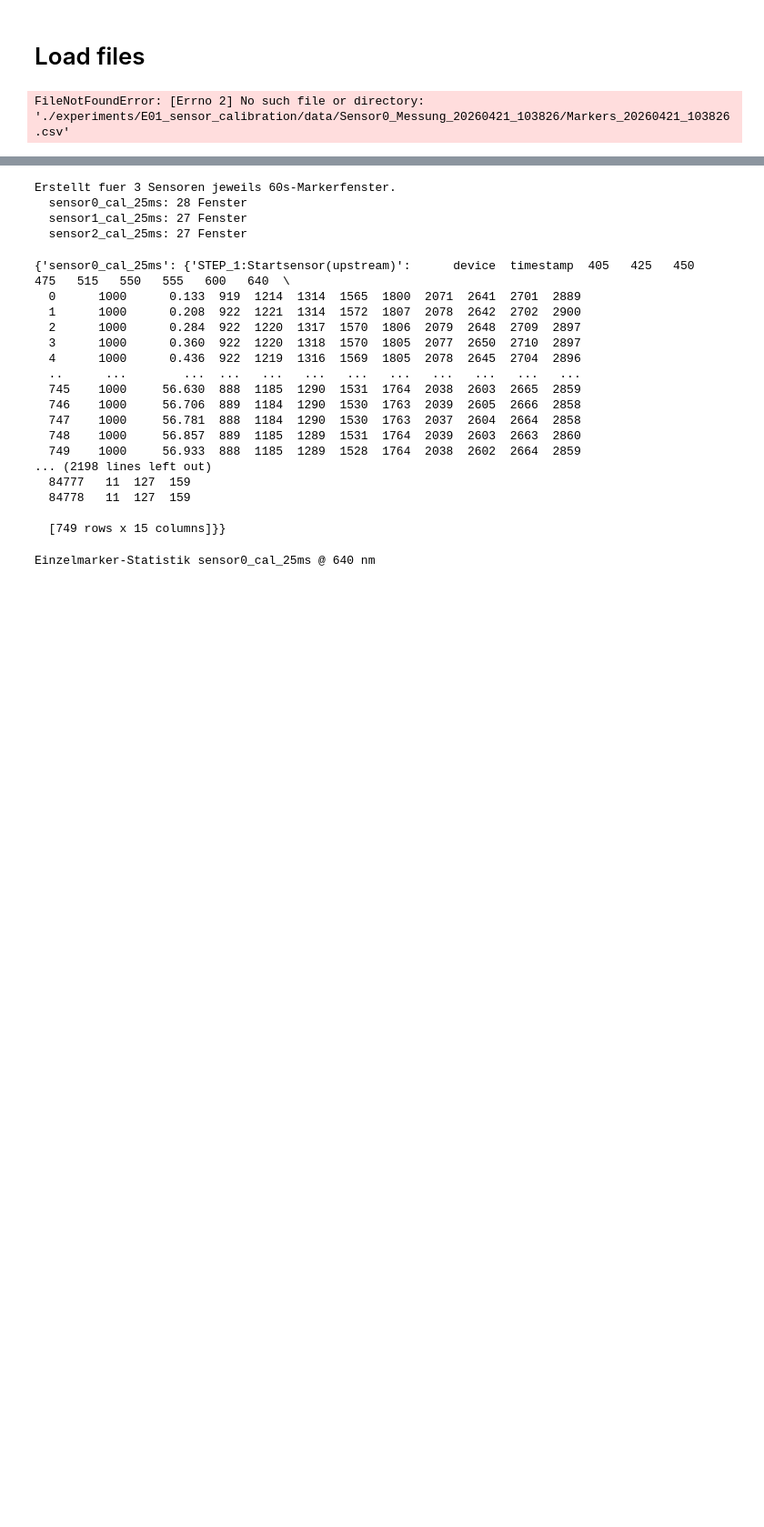
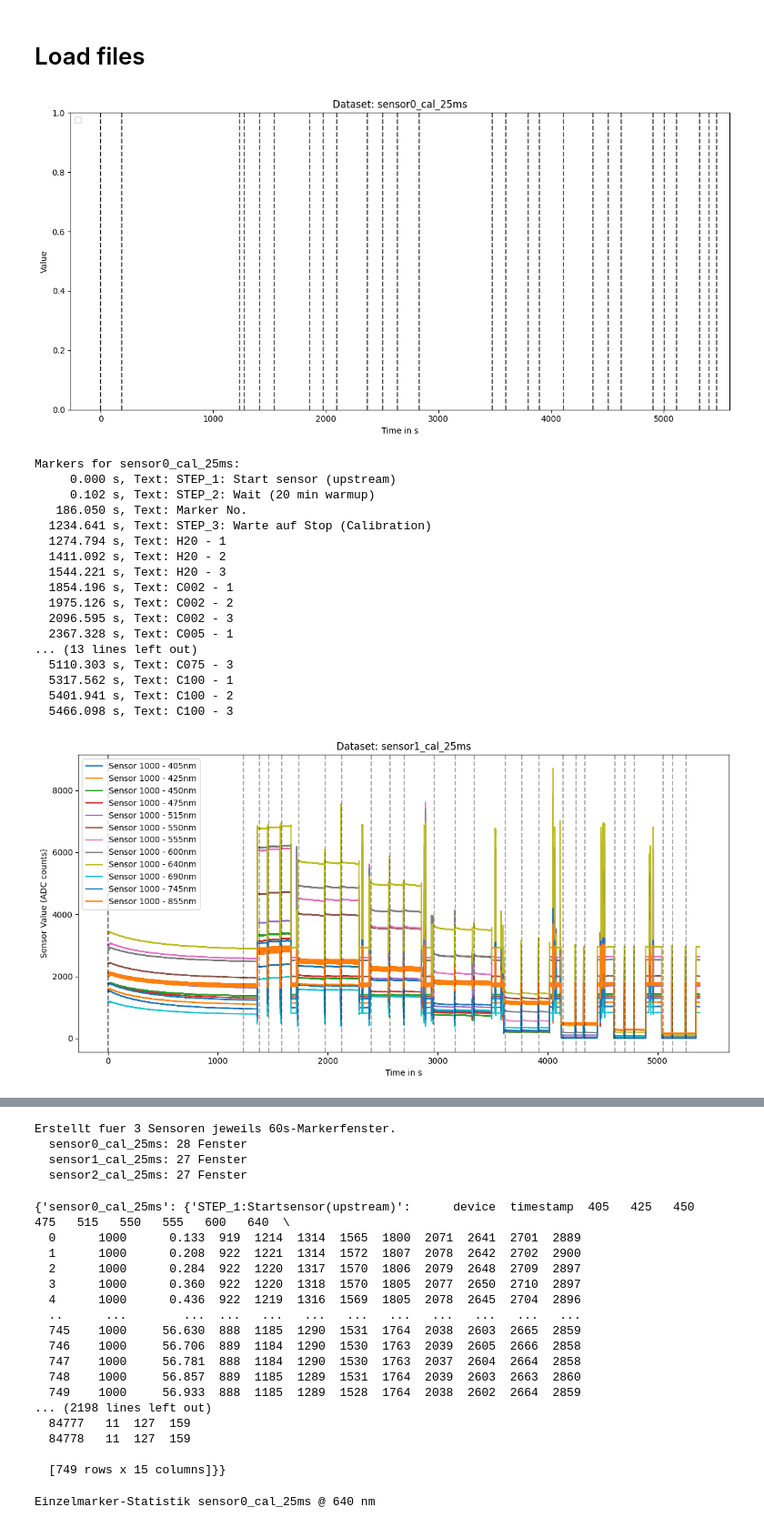
Before and after one commit to Lukro-fhdo/Dynano, a Jupyter notebook: notebooks/sensorcalibration.ipynb, the cells around one changed output, grey strips where cells are left out. Shown at 91% size. Drawn from its saved outputs; the diff is of its cells as text; code cells hidden in the pictures; blank space fills up the shorter version.

```diff
--- a/notebooks/sensorcalibration.ipynb
+++ b/notebooks/sensorcalibration.ipynb
@@ -11,11 +11,11 @@ from typing import Dict, Optional
 
 file_paths = {
     'sensor0_cal_25ms': '../experiments/E01_sensor_calibration/data/Sensor0_Messung_20260421_103826/Markers_20260421_103826.csv',
-    'sensor0_marker': 'Data/Sensor0_Messung_20260421_103826/Markers_20260421_103826.csv',
-    'sensor1_cal_25ms': 'Data/Sensor1_Messung_20260421_124824/SpectralSensor 1_20260421_124824.csv',
-    'sensor1_marker': 'Data/Sensor1_Messung_20260421_124824/Markers_20260421_124824.csv',
-    'sensor2_cal_25ms': 'Data/Sensor2_Messung_20260421_142354/SpectralSensor 1_20260421_142354.csv',
-    'sensor2_marker': 'Data/Sensor2_Messung_20260421_142354/Markers_20260421_142354.csv',
+    'sensor0_marker': '../experiments/E01_sensor_calibration/data/Sensor0_Messung_20260421_103826/Markers_20260421_103826.csv',
+    'sensor1_cal_25ms': '../experiments/E01_sensor_calibration/data/Sensor1_Messung_20260421_124824/SpectralSensor 1_20260421_124824.csv',
+    'sensor1_marker': '../experiments/E01_sensor_calibration/data/Sensor1_Messung_20260421_124824/Markers_20260421_124824.csv',
+    'sensor2_cal_25ms': '../experiments/E01_sensor_calibration/data/Sensor2_Messung_20260421_142354/SpectralSensor 1_20260421_142354.csv',
+    'sensor2_marker': '../experiments/E01_sensor_calibration/data/Sensor2_Messung_20260421_142354/Markers_20260421_142354.csv',
 }
 
 wavelengths = ['405', '425', '450', '475', '515', '550', '555', '600', '640', '690', '745', '720', '855']
@@ -216,31 +216,49 @@ class DataAnalyzer:
                     snr_results[device_key][wl] = np.nan
                 else:
                     snr = (mean_h2o - mean_spion) / noise
                     snr_results[device_key][wl] = 20 * np.log10(snr) if snr > 0 else np.nan
 
         return snr_results
 
     def plot_snr(self, snr_results, title: Optional[str] = None):
         plt.figure(figsize=(10, 6))
         for device_id, wl_snr in snr_results.items():
             wls = [int(w) for w in wl_snr.keys()]
             vals = list(wl_snr.values())
             plt.plot(wls, vals, marker='o', label=f"Sensor {device_id}")
 
         plt.title(title or "SNR vs Wavelength")
         plt.legend()
         plt.grid(True)
         plt.tight_layout()
         plt.show()
 
 
 # --- Beispiel direkt ausführen ---
 analyzer = DataAnalyzer(base_path=".", wavelengths=wavelengths)
 analyzer.load_files(file_paths)
 
 sensor_keys = [k for k in file_paths if 'marker' not in k.lower()]
 for key in sensor_keys:
     analyzer.plot_dataset(key, f"Dataset: {key}")
     analyzer.print_markers(key)
 # %% [output]
+[figure, added]
-FileNotFoundError: [Errno 2] No such file or directory: './experiments/E01_sensor_calibration/data/Sensor0_Messung_20260421_103826/Markers_20260421_103826.csv'
+Markers for sensor0_cal_25ms:
+     0.000 s, Text: STEP_1: Start sensor (upstream)
+     0.102 s, Text: STEP_2: Wait (20 min warmup)
+   186.050 s, Text: Marker No.
+  1234.641 s, Text: STEP_3: Warte auf Stop (Calibration)
+  1274.794 s, Text: H20 - 1
+  1411.092 s, Text: H20 - 2
+  1544.221 s, Text: H20 - 3
+  1854.196 s, Text: C002 - 1
+  1975.126 s, Text: C002 - 2
+  2096.595 s, Text: C002 - 3
+  2367.328 s, Text: C005 - 1
+... (13 lines left out)
+  5110.303 s, Text: C075 - 3
+  5317.562 s, Text: C100 - 1
+  5401.941 s, Text: C100 - 2
+  5466.098 s, Text: C100 - 3
+[figure, added]
```
Also changed, not shown: parts of 1 cell of this notebook.
